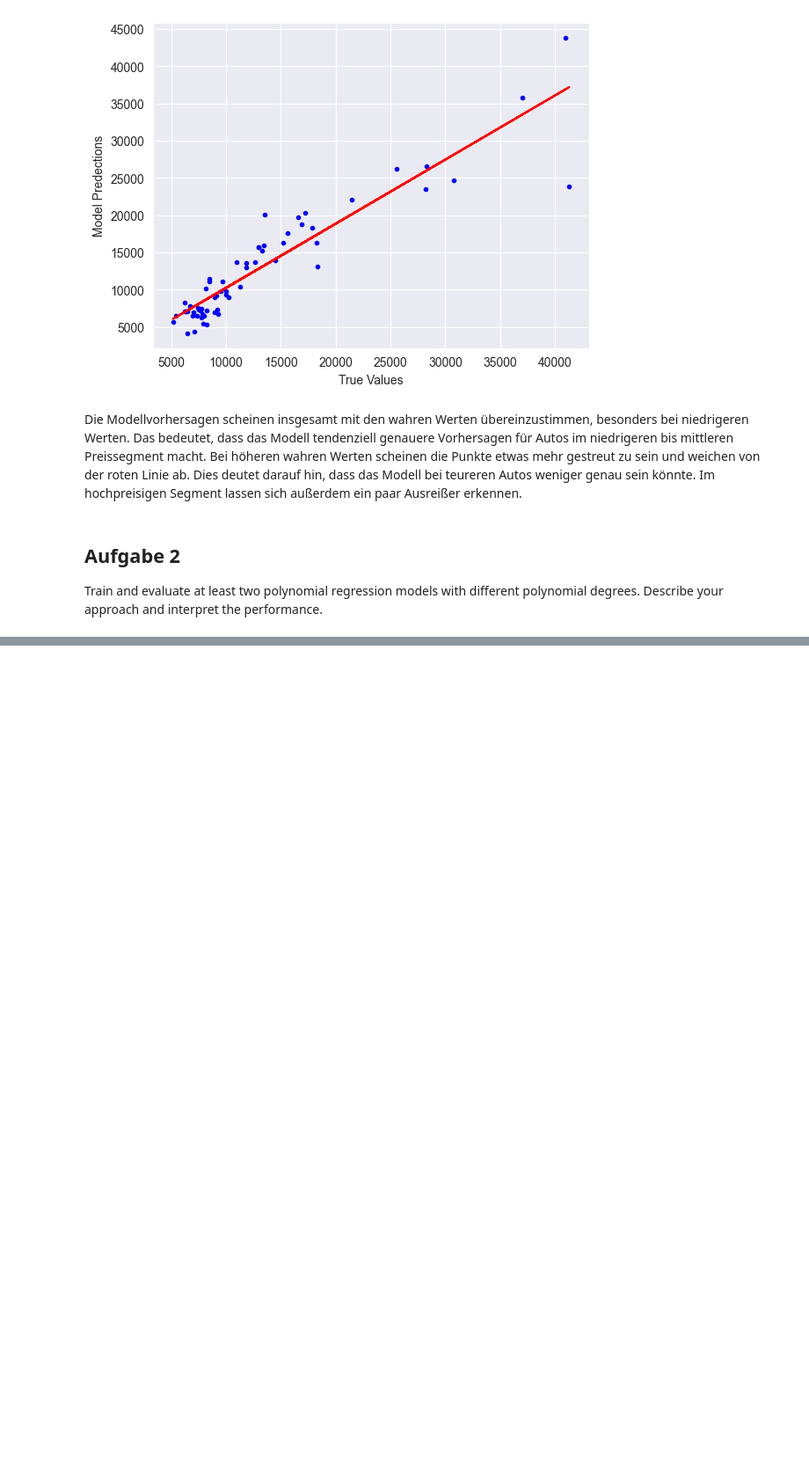
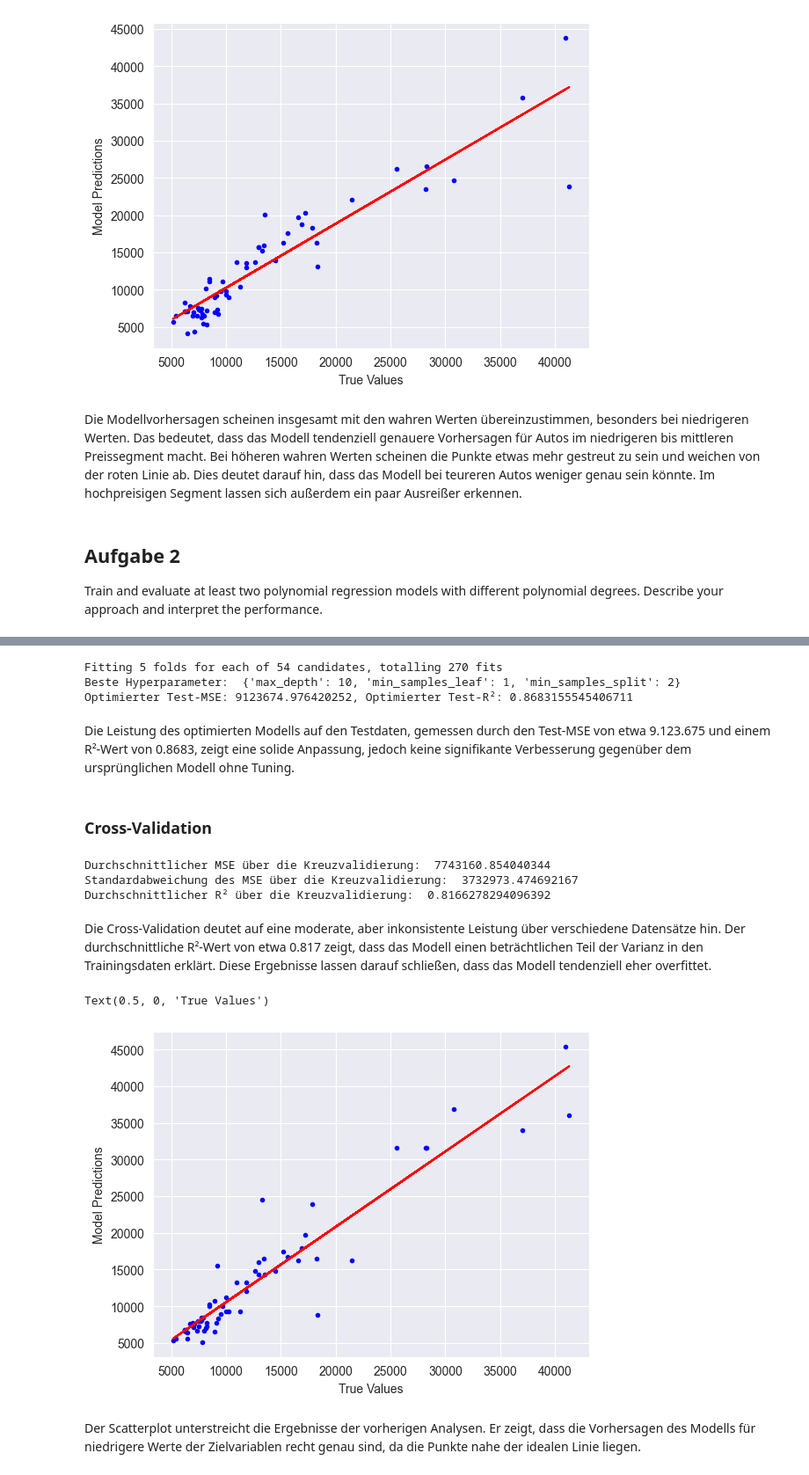
Before and after one commit to leonbittner/dasciws2324, a Jupyter notebook: 02_regression/02_regression.ipynb, the cells around one changed output, grey strips where cells are left out. Shown at 88% size. Saved outputs shown, nothing was run; the diff lists cells and outputs as text; code cells hidden in the pictures; blank space fills up the shorter version.

```diff
--- a/02_regression/02_regression.ipynb
+++ b/02_regression/02_regression.ipynb
@@ -233,0 +469,66 @@ X_train_poly_2, X_test_poly_2, y_train_poly_2, y_test_poly_2 = train_test_split(
+# %%
+# Parameter-Raster für das Tuning
+params = {
+    'max_depth': [None, 10, 20, 30, 40, 50],
+    'min_samples_split': [2, 10, 20],
+    'min_samples_leaf': [1, 5, 10]
+}
+
+# Initialisierung des GridSearchCV-Objekts
+tree_reg_cv = GridSearchCV(DecisionTreeRegressor(random_state=42), params, scoring='neg_mean_squared_error', cv=5, verbose=1)
+
+# Durchführung des Hyperparameter-Tunings
+tree_reg_cv.fit(x_train, y_train)
+
+# Training des Regressionsbaums mit den besten Parametern
+best_tree_reg = DecisionTreeRegressor(random_state=42, **tree_reg_cv.best_params_)
+best_tree_reg.fit(x_train, y_train)
+
+# Vorhersagen und Bewerten der Leistung
+y_pred_test_best = best_tree_reg.predict(x_test)
+mse_test_best = mean_squared_error(y_test, y_pred_test_best)
+r2_test_best = r2_score(y_test, y_pred_test_best)
+
+print("Beste Hyperparameter: ", tree_reg_cv.best_params_)
+print(f"Optimierter Test-MSE: {mse_test_best}, Optimierter Test-R²: {r2_test_best}")
+# %% [output]
+Fitting 5 folds for each of 54 candidates, totalling 270 fits
+Beste Hyperparameter:  {'max_depth': 10, 'min_samples_leaf': 1, 'min_samples_split': 2}
+Optimierter Test-MSE: 9123674.976420252, Optimierter Test-R²: 0.8683155545406711
+# %% [markdown]
+Die Leistung des optimierten Modells auf den Testdaten, gemessen durch den Test-MSE von etwa 9.123.675 und einem R²-Wert von 0.8683, zeigt eine solide Anpassung, jedoch keine signifikante Verbesserung gegenüber dem ursprünglichen Modell ohne Tuning.
+# %% [markdown]
+### Cross-Validation
+# %%
+# Durchführung der Kreuzvalidierung mit dem optimierten Regressionsbaum-Modell
+cv_scores = cross_val_score(best_tree_reg, x_train, y_train, cv=10, scoring='neg_mean_squared_error')
+
+# Umwandlung der negativen MSE-Werte in positive Werte
+mse_scores_cv = -cv_scores
+
+# Berechnung der Durchschnittswerte und der Standardabweichung der MSE-Werte
+print("Durchschnittlicher MSE über die Kreuzvalidierung: ", np.mean(mse_scores_cv))
+print("Standardabweichung des MSE über die Kreuzvalidierung: ", np.std(mse_scores_cv))
+
+# Berechnung der durchschnittlichen R²-Werte
+r2_scores_cv = cross_val_score(best_tree_reg, x_train, y_train, cv=10, scoring='r2')
+print("Durchschnittlicher R² über die Kreuzvalidierung: ", np.mean(r2_scores_cv))
+# %% [output]
+Durchschnittlicher MSE über die Kreuzvalidierung:  7743160.854040344
+Standardabweichung des MSE über die Kreuzvalidierung:  3732973.474692167
+Durchschnittlicher R² über die Kreuzvalidierung:  0.8166278294096392
+# %% [markdown]
+Die Cross-Validation deutet auf eine moderate, aber inkonsistente Leistung über verschiedene Datensätze hin. Der durchschnittliche R²-Wert von etwa 0.817 zeigt, dass das Modell einen beträchtlichen Teil der Varianz in den Trainingsdaten erklärt. Diese Ergebnisse lassen darauf schließen, dass das Modell tendenziell eher overfittet.
+# %%
+plt.plot(y_test, y_pred_test_best, '.', color='blue')
+z = np.polyfit(y_test, y_pred_test_best, 1)
+p = np.poly1d(z)
+plt.plot(y_test, p(y_testf), 'r')
+
+plt.ylabel('Model Predictions')
+plt.xlabel('True Values')
+# %% [output]
+Text(0.5, 0, 'True Values')
+[figure, added]
+# %% [markdown]
+Der Scatterplot unterstreicht die Ergebnisse der vorherigen Analysen. Er zeigt, dass die Vorhersagen des Modells für niedrigere Werte der Zielvariablen recht genau sind, da die Punkte nahe der idealen Linie liegen.
```
Also changed, not shown: parts of 56 cells of this notebook.
